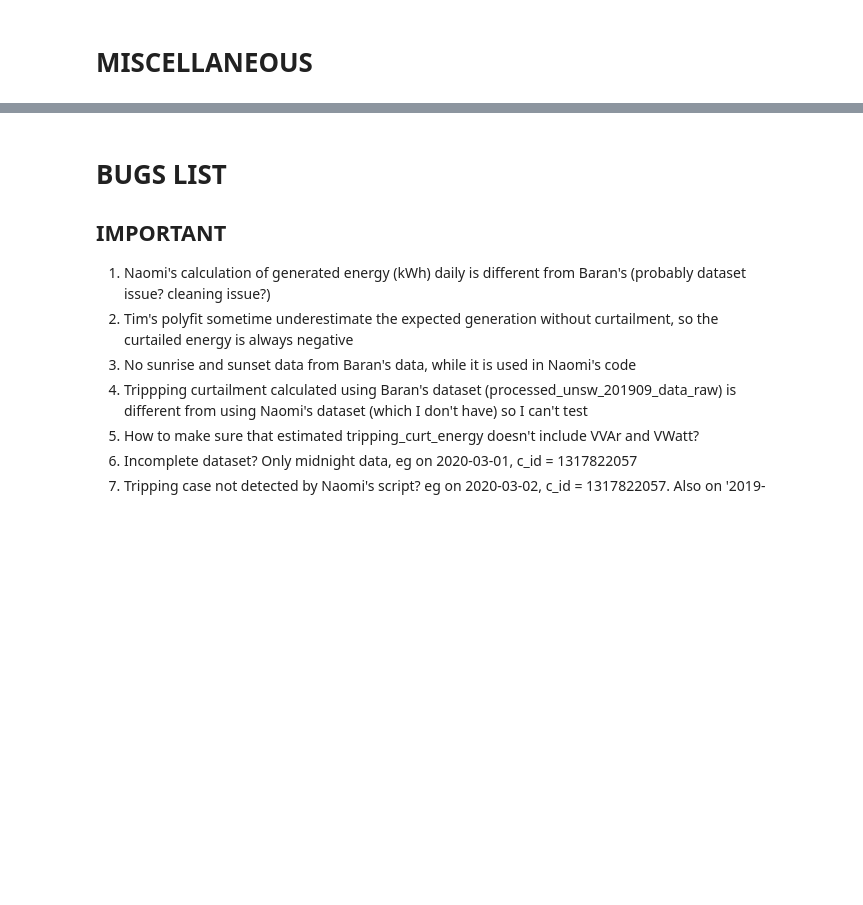
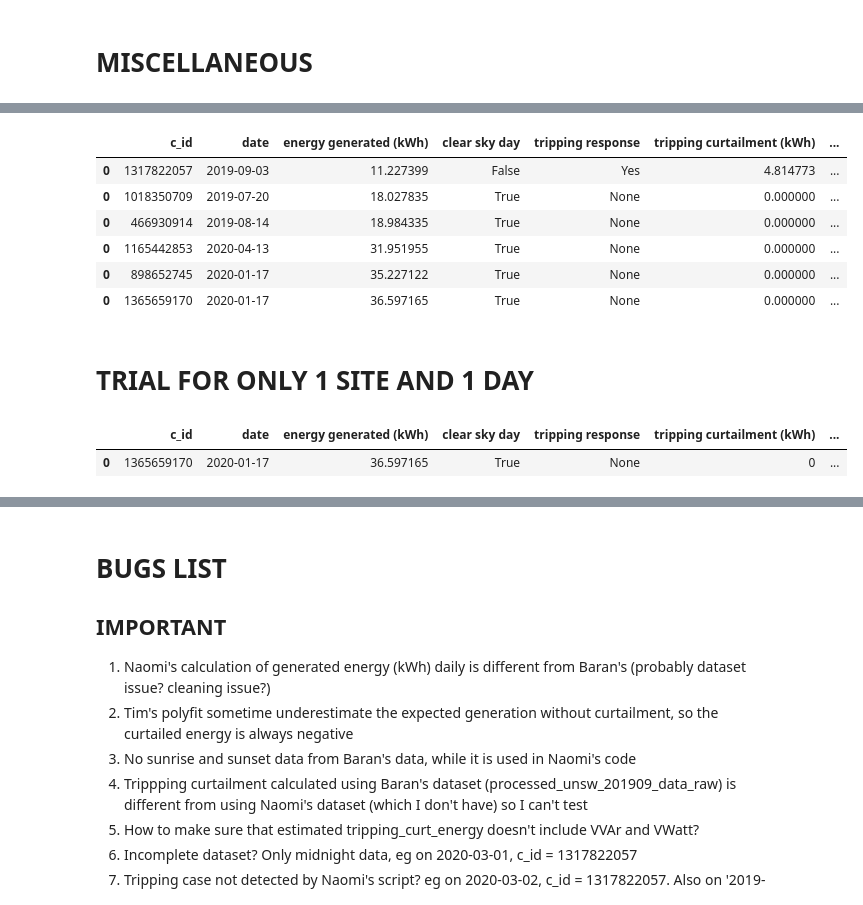
Before and after one commit to mssamhan31/Solar-Curtailment, a Jupyter notebook: src/SolA Curtailment Daily Analysis.ipynb, the cells around one changed output, grey strips where cells are left out. Cells and saved outputs as stored; diff of their text form; code cells hidden in the pictures; blank space fills up the shorter version.

```diff
--- a/src/SolA Curtailment Daily Analysis.ipynb
+++ b/src/SolA Curtailment Daily Analysis.ipynb
@@ -2601,6 +2624,44 @@ def summarize_result_into_dataframe(c_id, date, energy_generated, is_clear_sky_d
         'V-Watt curtailment (kWh)' : [vwatt_curt_energy]
     })
     return summary
+
+def check_data_size(data):
+    ''' Check whether the length of the data is complete, which is higher than a certain limit.
+    Args:
+        data(df) : D-PV time series data
+
+    Returns:
+        size_is_ok (bool): whether the data size is higher than a certian limit.
+    '''
+
+    MIN_LEN = 1000
+    if len(data) > MIN_LEN:
+        size_is_ok = True
+    else:
+        size_is_ok = False
+    return size_is_ok
+
+def resample_in_minute(data):
+    ''' Check whether the length of the data is in 5 s (more than 10k rows), then resample it into per minute.
+    Args:
+        data(df) : D-PV time series data
+
+    Returns:
+        data(df) : D-PV time series data in min
+    '''
+
+    if len(data) > 2000:
+        data = data.resample('min').agg({
+            'c_id' : np.mean,
+            'energy' : np.sum,
+            'power' : np.mean,
+            'reactive_power' : np.mean,
+            'voltage' : np.mean,
+            'duration' : np.sum,
+            'va' : np.mean,
+            'pf' : np.mean
+        })
+    return data
 # %%
 # Load GHI data
 def read_ghi(file_path, ghi_filename):
@@ -2704,0 +2770,12 @@ data_site
+# %%
+summary_all_samples
+# %% [output]
+|  | c_id | date | energy generated (kWh) | clear sky day | tripping response | tripping curtailment (kWh) | ... |
+| 0 | 1317822057 | 2019-09-03 | 11.227399 | False | Yes | 4.814773 | ... |
+| 0 | 1018350709 | 2019-07-20 | 18.027835 | True | None | 0.000000 | ... |
+| 0 | 466930914 | 2019-08-14 | 18.984335 | True | None | 0.000000 | ... |
+| 0 | 1165442853 | 2020-04-13 | 31.951955 | True | None | 0.000000 | ... |
+| 0 | 898652745 | 2020-01-17 | 35.227122 | True | None | 0.000000 | ... |
+| 0 | 1365659170 | 2020-01-17 | 36.597165 | True | None | 0.000000 | ... |
+# %% [markdown]
+# TRIAL FOR ONLY 1 SITE AND 1 DAY
@@ -2704,0 +2819,5 @@ data_site
+# %%
+summary
+# %% [output]
+|  | c_id | date | energy generated (kWh) | clear sky day | tripping response | tripping curtailment (kWh) | ... |
+| 0 | 1365659170 | 2020-01-17 | 36.597165 | True | None | 0 | ... |
```
Also changed, not shown: parts of 16 cells of this notebook.
